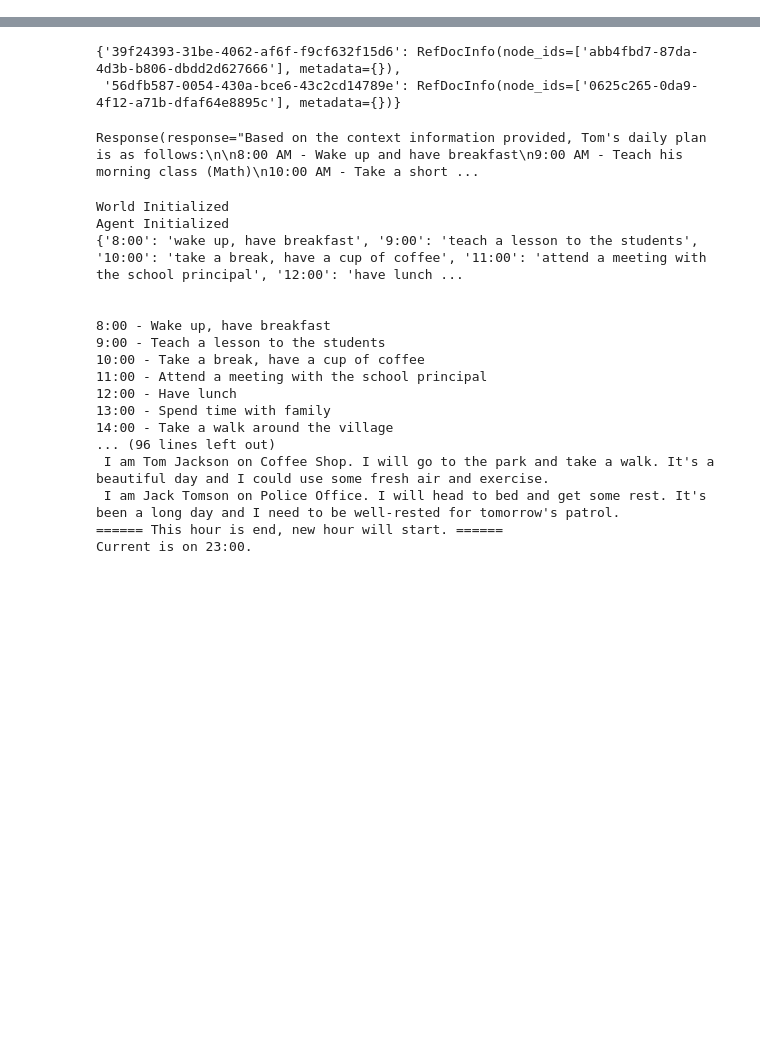
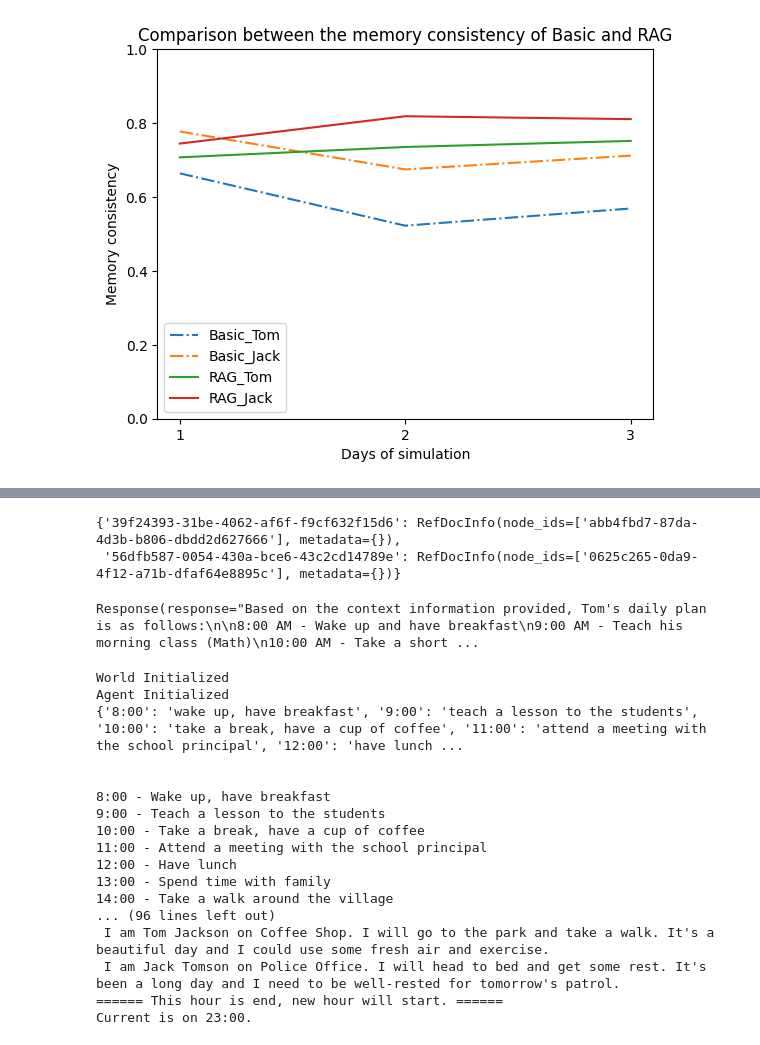
Before and after one commit to Sssssimonk/agent_village, a Jupyter notebook: test.ipynb, the cells around one changed output, grey strips where cells are left out. Cells and saved outputs as stored; diff of their text form; code cells hidden in the pictures; blank space fills up the shorter version.

Commit message:
run simulation for memory plot

```diff
--- a/test.ipynb
+++ b/test.ipynb
@@ -85,3 +93,26 @@ tom.memory_consistency
+# %%
+axes = plt.axes()
+axes.set_ylim([0, 1])
+plt.xticks([1,2,3])
+x = [1, 2, 3]
+basic_tom = [0.6639, 0.5223, 0.5688]
+rag_tom = [0.7072, 0.7352, 0.7517]
+
+basic_jack = [0.7772, 0.6745, 0.7118]
+rag_jack = [0.7444, 0.8184, 0.8106]
+
+plt.plot(x, basic_tom, '-.', label ='Basic_Tom')
+plt.plot(x, basic_jack, '-.', label ='Basic_Jack')
+plt.plot(x, rag_tom, label ='RAG_Tom')
+plt.plot(x, rag_jack, label ='RAG_Jack')
+
+plt.xlabel("Days of simulation")
+plt.ylabel("Memory consistency")
+plt.legend()
+plt.title('Comparison between the memory consistency of Basic and RAG')
+plt.show()
+# %% [output]
+[figure, added]
 # %%
 jack = world.residents['Jack']
 jack.memory_consistency
```
Also changed, not shown: parts of 14 cells of this notebook, 5 other files.
